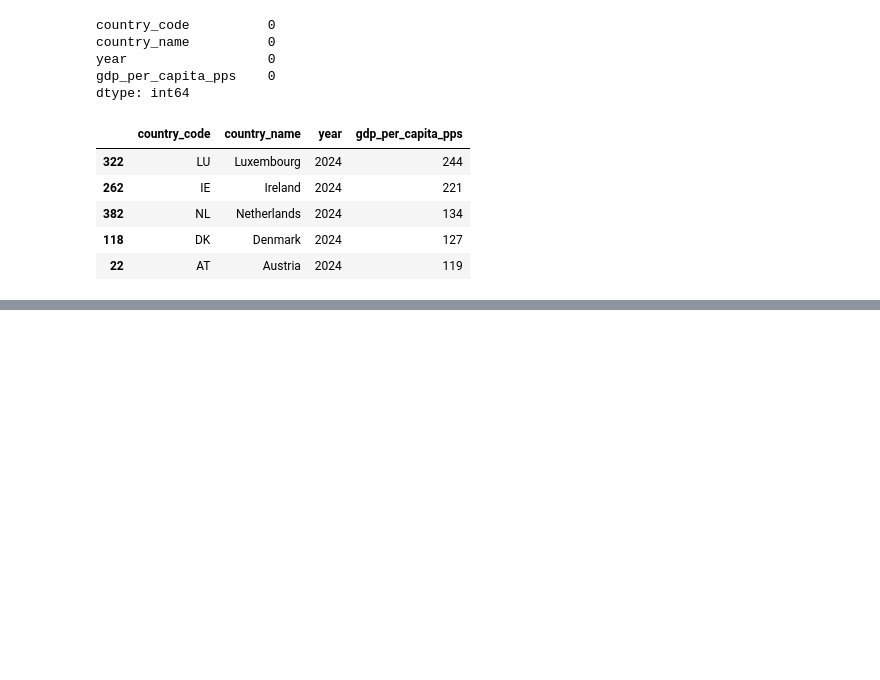
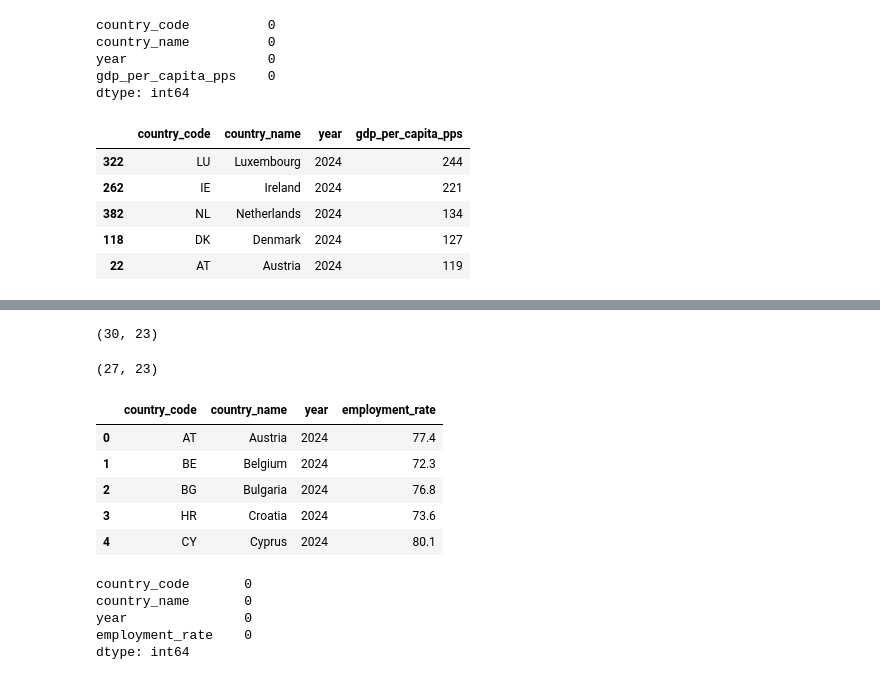
Before and after one commit to eljesam/DAV_Eljesa_Repeat, a Jupyter notebook: Notebooks/EQLI_analysis.ipynb, the cells around one changed output, grey strips where cells are left out. Cells and saved outputs as stored; diff of their text form; code cells hidden in the pictures; blank space fills up the shorter version.

```diff
--- a/Notebooks/EQLI_analysis.ipynb
+++ b/Notebooks/EQLI_analysis.ipynb
@@ -215,0 +253,44 @@ gdp_clean.to_csv("../data/processed/gdp_clean.csv", index=False)
+# %%
+employment_2024 = employment[employment["TIME_PERIOD"] == 2024].copy()
+employment_2024.shape
+# %% [output]
+(30, 23)
+# %%
+employment_eu27 = employment_2024[employment_2024["geo"].isin(eu27)].copy()
+
+employment_eu27.shape
+# %% [output]
+(27, 23)
+# %%
+employment_clean = employment_eu27[
+    [
+        "geo", "Geopolitical entity (reporting)", "TIME_PERIOD", "OBS_VALUE"
+    ]
+].copy()
+# %%
+employment_clean = employment_clean.rename(columns={
+    "geo": "country_code",
+    "Geopolitical entity (reporting)": "country_name",
+    "TIME_PERIOD": "year",
+    "OBS_VALUE": "employment_rate"
+})
+# %%
+employment_clean = (
+    employment_clean.sort_values("country_name").reset_index(drop=True))
+
+employment_clean.head()
+# %% [output]
+|  | country_code | country_name | year | employment_rate |
+| 0 | AT | Austria | 2024 | 77.4 |
+| 1 | BE | Belgium | 2024 | 72.3 |
+| 2 | BG | Bulgaria | 2024 | 76.8 |
+| 3 | HR | Croatia | 2024 | 73.6 |
+| 4 | CY | Cyprus | 2024 | 80.1 |
+# %%
+employment_clean.isnull().sum()
+# %% [output]
+country_code       0
+country_name       0
+year               0
+employment_rate    0
+dtype: int64
```
Also changed, not shown: parts of 5 cells of this notebook, 2 other files.
